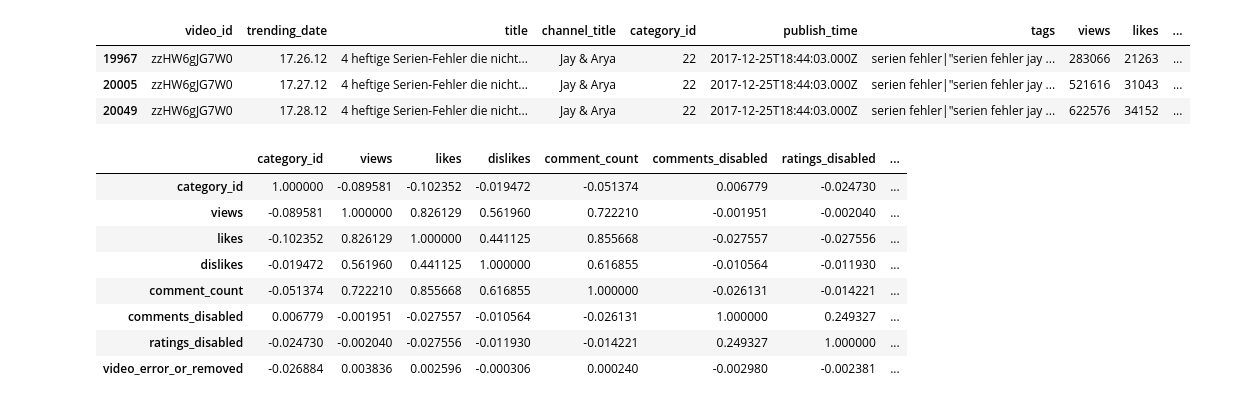
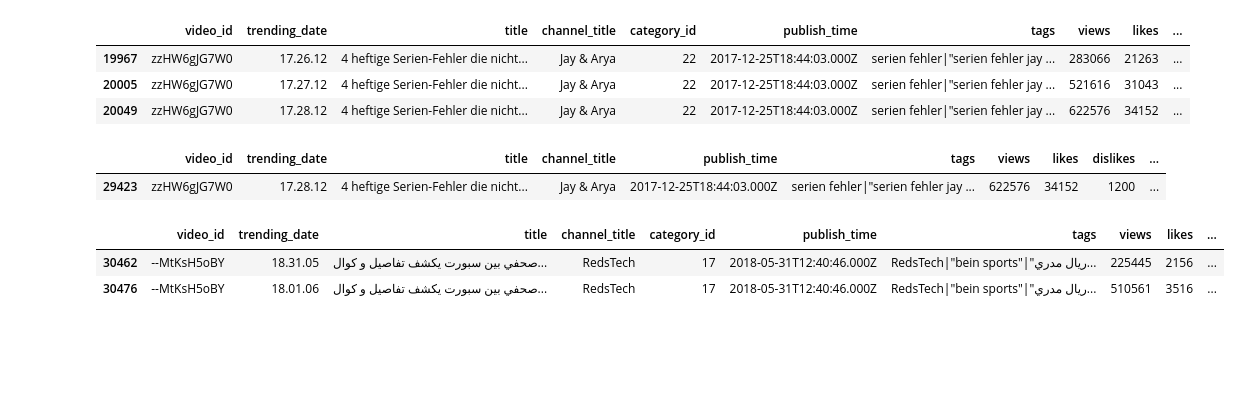
Before and after one commit to tbertho/YouTube_Trends_Analyse, a Jupyter notebook: Trend Verlauf Analyse.ipynb, the cells around one changed output. Drawn from its saved outputs; the diff is of its cells as text; code cells hidden in the pictures; blank space fills up the shorter version.

```diff
--- a/Trend Verlauf Analyse.ipynb
+++ b/Trend Verlauf Analyse.ipynb
@@ -25,20 +78,21 @@ Name: trending_date, Length: 29425, dtype: int64
+# %%
+data_test3 = data[data.video_id == 'zzHW6gJG7W0']
+data_test3
+# %% [output]
+|  | video_id | trending_date | title | channel_title | category_id | publish_time | tags | views | likes | ... |
+| 19967 | zzHW6gJG7W0 | 17.26.12 | 4 heftige Serien-Fehler die nicht... | Jay & Arya | 22 | 2017-12-25T18:44:03.000Z | serien fehler|"serien fehler jay ... | 283066 | 21263 | ... |
+| 20005 | zzHW6gJG7W0 | 17.27.12 | 4 heftige Serien-Fehler die nicht... | Jay & Arya | 22 | 2017-12-25T18:44:03.000Z | serien fehler|"serien fehler jay ... | 521616 | 31043 | ... |
+| 20049 | zzHW6gJG7W0 | 17.28.12 | 4 heftige Serien-Fehler die nicht... | Jay & Arya | 22 | 2017-12-25T18:44:03.000Z | serien fehler|"serien fehler jay ... | 622576 | 34152 | ... |
+# %%
+data_test2 = data_once1[data_once.video_id == 'zzHW6gJG7W0']
+data_test2
+# %% [output]
+|  | video_id | trending_date | title | channel_title | publish_time | tags | views | likes | dislikes | ... |
+| 29423 | zzHW6gJG7W0 | 17.28.12 | 4 heftige Serien-Fehler die nicht... | Jay & Arya | 2017-12-25T18:44:03.000Z | serien fehler|"serien fehler jay ... | 622576 | 34152 | 1200 | ... |
 # %%
-df = data[(data.video_id == "zzHW6gJG7W0")]
+df = data[(data.video_id == "--MtKsH5oBY")]
 df.head()
 # %% [output]
 |  | video_id | trending_date | title | channel_title | category_id | publish_time | tags | views | likes | ... |
-| 19967 | zzHW6gJG7W0 | 17.26.12 | 4 heftige Serien-Fehler die nicht... | Jay & Arya | 22 | 2017-12-25T18:44:03.000Z | serien fehler|"serien fehler jay ... | 283066 | 21263 | ... |
-| 20005 | zzHW6gJG7W0 | 17.27.12 | 4 heftige Serien-Fehler die nicht... | Jay & Arya | 22 | 2017-12-25T18:44:03.000Z | serien fehler|"serien fehler jay ... | 521616 | 31043 | ... |
-| 20049 | zzHW6gJG7W0 | 17.28.12 | 4 heftige Serien-Fehler die nicht... | Jay & Arya | 22 | 2017-12-25T18:44:03.000Z | serien fehler|"serien fehler jay ... | 622576 | 34152 | ... |
+| 30462 | --MtKsH5oBY | 18.31.05 | صحفي بين سبورت يكشف تفاصيل و كوال... | RedsTech | 17 | 2018-05-31T12:40:46.000Z | RedsTech|"bein sports"|"ريال مدري... | 225445 | 2156 | ... |
+| 30476 | --MtKsH5oBY | 18.01.06 | صحفي بين سبورت يكشف تفاصيل و كوال... | RedsTech | 17 | 2018-05-31T12:40:46.000Z | RedsTech|"bein sports"|"ريال مدري... | 510561 | 3516 | ... |
-# %%
-data.corr()
-# %% [output]
-|  | category_id | views | likes | dislikes | comment_count | comments_disabled | ratings_disabled | ... |
-| category_id | 1.000000 | -0.089581 | -0.102352 | -0.019472 | -0.051374 | 0.006779 | -0.024730 | ... |
-| views | -0.089581 | 1.000000 | 0.826129 | 0.561960 | 0.722210 | -0.001951 | -0.002040 | ... |
-| likes | -0.102352 | 0.826129 | 1.000000 | 0.441125 | 0.855668 | -0.027557 | -0.027556 | ... |
-| dislikes | -0.019472 | 0.561960 | 0.441125 | 1.000000 | 0.616855 | -0.010564 | -0.011930 | ... |
-| comment_count | -0.051374 | 0.722210 | 0.855668 | 0.616855 | 1.000000 | -0.026131 | -0.014221 | ... |
-| comments_disabled | 0.006779 | -0.001951 | -0.027557 | -0.010564 | -0.026131 | 1.000000 | 0.249327 | ... |
-| ratings_disabled | -0.024730 | -0.002040 | -0.027556 | -0.011930 | -0.014221 | 0.249327 | 1.000000 | ... |
-| video_error_or_removed | -0.026884 | 0.003836 | 0.002596 | -0.000306 | 0.000240 | -0.002980 | -0.002381 | ... |
```
Also changed, not shown: parts of 15 cells of this notebook.
